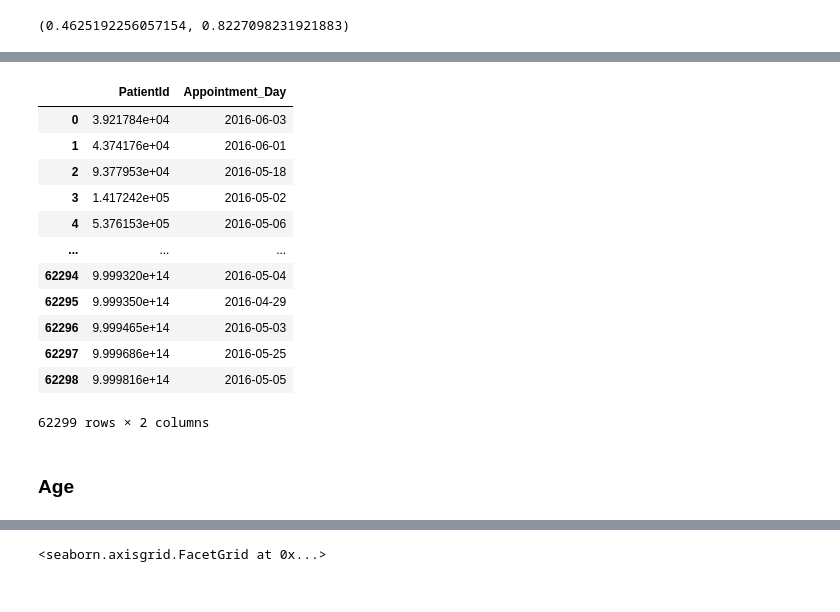
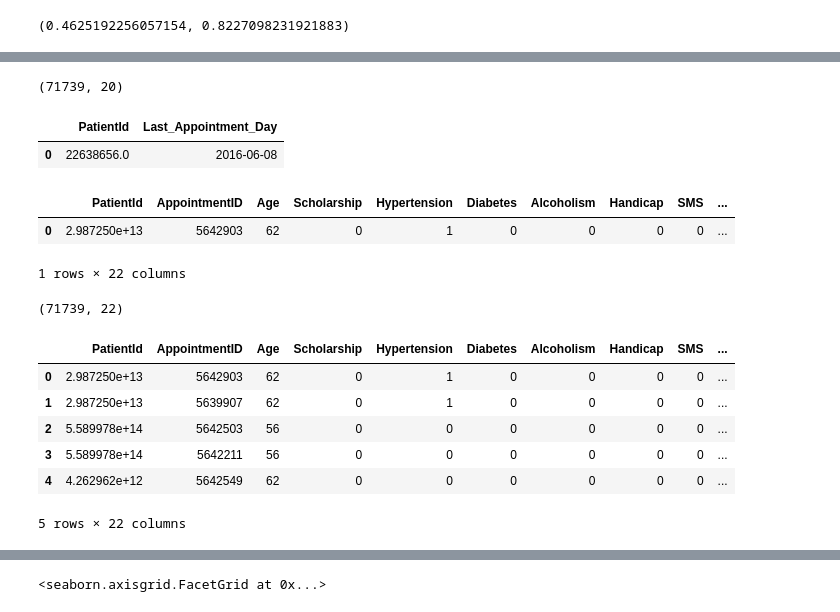
Before and after one commit to Lee-Za/predicting_no_show_appointments, a Jupyter notebook: investigating_noshows.ipynb, the cells around one changed output, grey strips where cells are left out. Cells and saved outputs as stored; diff of their text form; code cells hidden in the pictures.

Commit message:
most recent and previous appointments

```diff
--- a/investigating_noshows.ipynb
+++ b/investigating_noshows.ipynb
@@ -782,19 +720,43 @@ app_last
-# %%
-app_first = pd.DataFrame(df.groupby(['PatientId']).Appointment_Day.min().reset_index())
-app_first
-# %% [output]
-|  | PatientId | Appointment_Day |
-| 0 | 3.921784e+04 | 2016-06-03 |
-| 1 | 4.374176e+04 | 2016-06-01 |
-| 2 | 9.377953e+04 | 2016-05-18 |
-| 3 | 1.417242e+05 | 2016-05-02 |
-| 4 | 5.376153e+05 | 2016-05-06 |
-| ... | ... | ... |
-| 62294 | 9.999320e+14 | 2016-05-04 |
-| 62295 | 9.999350e+14 | 2016-04-29 |
-| 62296 | 9.999465e+14 | 2016-05-03 |
-| 62297 | 9.999686e+14 | 2016-05-25 |
-| 62298 | 9.999816e+14 | 2016-05-05 |
-62299 rows × 2 columns
-# %% [markdown]
-### Age
+# %%
+# first exclude patients without a history (just one appointment so far), using a mask (boolean array)
+df1 = df.appointment_count > 1
+# put mask on df and save as new df. df2 contains all patients with 2+ appointments
+df2 = df[df1]
+df2.shape
+# %% [output]
+(71739, 20)
+# %%
+#last appointment per patient
+app_last = pd.DataFrame(df2.groupby(['PatientId']).Appointment_Day.max().reset_index())
+# rename column
+app_last = app_last.rename(columns= {'Appointment_Day': 'Last_Appointment_Day'})
+app_last.head(1)
+# %% [output]
+|  | PatientId | Last_Appointment_Day |
+| 0 | 22638656.0 | 2016-06-08 |
+# %%
+#merge with original df2
+df2 = df2.merge(app_last, how='left')
+df2.head(1)
+# %% [output]
+|  | PatientId | AppointmentID | Age | Scholarship | Hypertension | Diabetes | Alcoholism | Handicap | SMS | ... |
+| 0 | 2.987250e+13 | 5642903 | 62 | 0 | 1 | 0 | 0 | 0 | 0 | ... |
+1 rows × 22 columns
+# %%
+df2.shape
+# %% [output]
+(71739, 22)
+# %%
+#previous appointments per patient, excluding last appointment
+df2['Previous_Appointment_Days']=df2.Appointment_Day
+df2.loc[df2['Previous_Appointment_Days'] == df2['Last_Appointment_Day'], 'Previous_Appointment_Days'] = np.nan
+# this excludes multiple appointments on the same day
+df2.head()
+# %% [output]
+|  | PatientId | AppointmentID | Age | Scholarship | Hypertension | Diabetes | Alcoholism | Handicap | SMS | ... |
+| 0 | 2.987250e+13 | 5642903 | 62 | 0 | 1 | 0 | 0 | 0 | 0 | ... |
+| 1 | 2.987250e+13 | 5639907 | 62 | 0 | 1 | 0 | 0 | 0 | 0 | ... |
+| 2 | 5.589978e+14 | 5642503 | 56 | 0 | 0 | 0 | 0 | 0 | 0 | ... |
+| 3 | 5.589978e+14 | 5642211 | 56 | 0 | 0 | 0 | 0 | 0 | 0 | ... |
+| 4 | 4.262962e+12 | 5642549 | 62 | 0 | 0 | 0 | 0 | 0 | 0 | ... |
+5 rows × 22 columns
```
Also changed, not shown: parts of 35 cells of this notebook.
